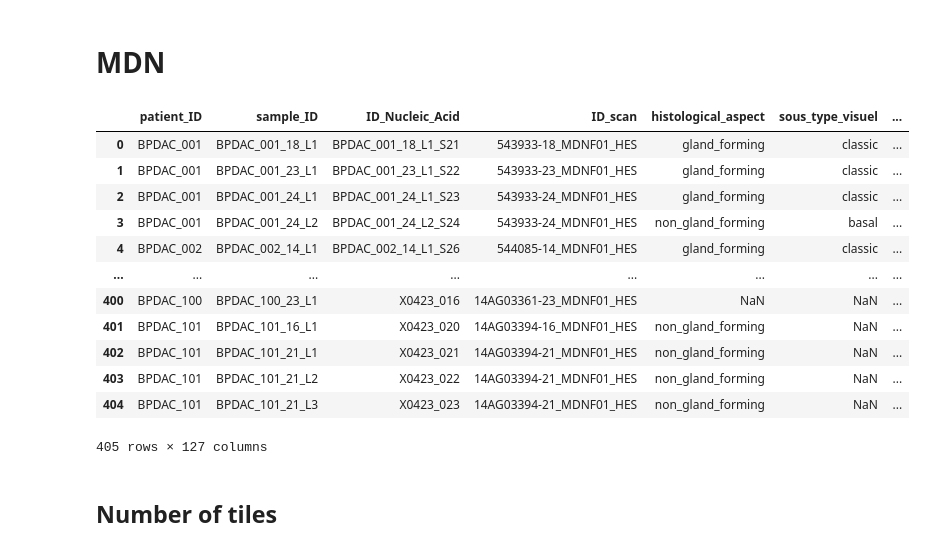
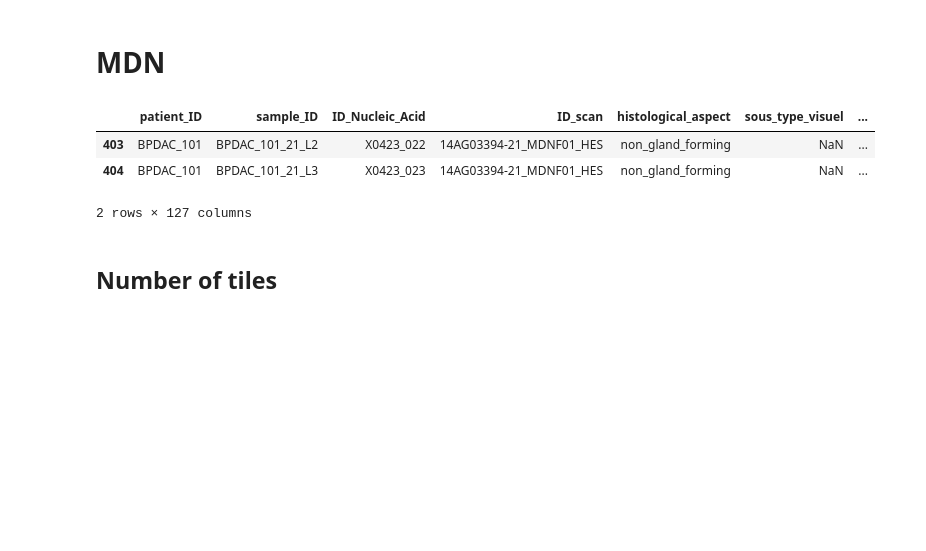
Before and after one commit to GeNeHetX/HistoSign, a Jupyter notebook: data_processing/count_dataset.ipynb, the cells around one changed output. Drawn from its saved outputs; the diff is of its cells as text; code cells hidden in the pictures; blank space fills up the shorter version.

```diff
--- a/data_processing/count_dataset.ipynb
+++ b/data_processing/count_dataset.ipynb
@@ -14,21 +15,12 @@ coord_path = Path(r"C:\Users\inserm\Documents\histo_sign\dataset\coordinates_mdn
 # %%
 summ_df = pd.read_csv(r"C:\Users\inserm\Documents\histo_sign\dataset\mdn_summary_vst.csv")
 # %%
-summ_df
+summ_df.tail(2)
 # %% [output]
 |  | patient_ID | sample_ID | ID_Nucleic_Acid | ID_scan | histological_aspect | sous_type_visuel | ... |
-| 0 | BPDAC_001 | BPDAC_001_18_L1 | BPDAC_001_18_L1_S21 | 543933-18_MDNF01_HES | gland_forming | classic | ... |
-| 1 | BPDAC_001 | BPDAC_001_23_L1 | BPDAC_001_23_L1_S22 | 543933-23_MDNF01_HES | gland_forming | classic | ... |
-| 2 | BPDAC_001 | BPDAC_001_24_L1 | BPDAC_001_24_L1_S23 | 543933-24_MDNF01_HES | gland_forming | classic | ... |
-| 3 | BPDAC_001 | BPDAC_001_24_L2 | BPDAC_001_24_L2_S24 | 543933-24_MDNF01_HES | non_gland_forming | basal | ... |
-| 4 | BPDAC_002 | BPDAC_002_14_L1 | BPDAC_002_14_L1_S26 | 544085-14_MDNF01_HES | gland_forming | classic | ... |
-| ... | ... | ... | ... | ... | ... | ... | ... |
-| 400 | BPDAC_100 | BPDAC_100_23_L1 | X0423_016 | 14AG03361-23_MDNF01_HES | NaN | NaN | ... |
-| 401 | BPDAC_101 | BPDAC_101_16_L1 | X0423_020 | 14AG03394-16_MDNF01_HES | non_gland_forming | NaN | ... |
-| 402 | BPDAC_101 | BPDAC_101_21_L1 | X0423_021 | 14AG03394-21_MDNF01_HES | non_gland_forming | NaN | ... |
 | 403 | BPDAC_101 | BPDAC_101_21_L2 | X0423_022 | 14AG03394-21_MDNF01_HES | non_gland_forming | NaN | ... |
 | 404 | BPDAC_101 | BPDAC_101_21_L3 | X0423_023 | 14AG03394-21_MDNF01_HES | non_gland_forming | NaN | ... |
-405 rows × 127 columns
+2 rows × 127 columns
 # %% [markdown]
 ## Number of tiles
 # %%
```
Also changed, not shown: parts of 11 cells of this notebook, 1 other file.
